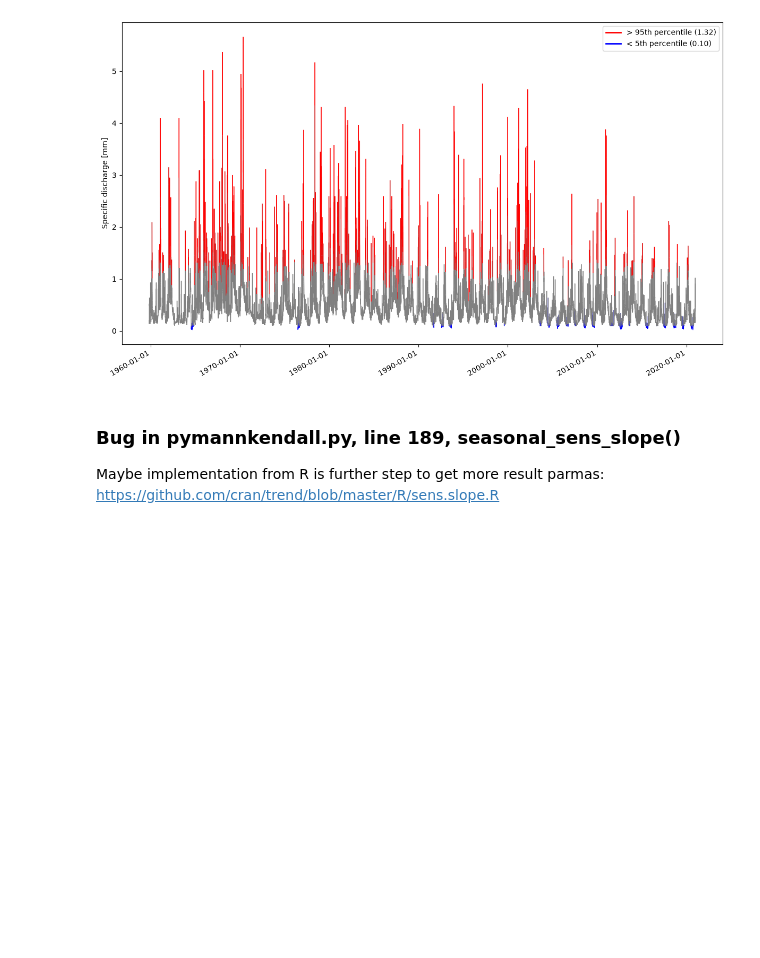
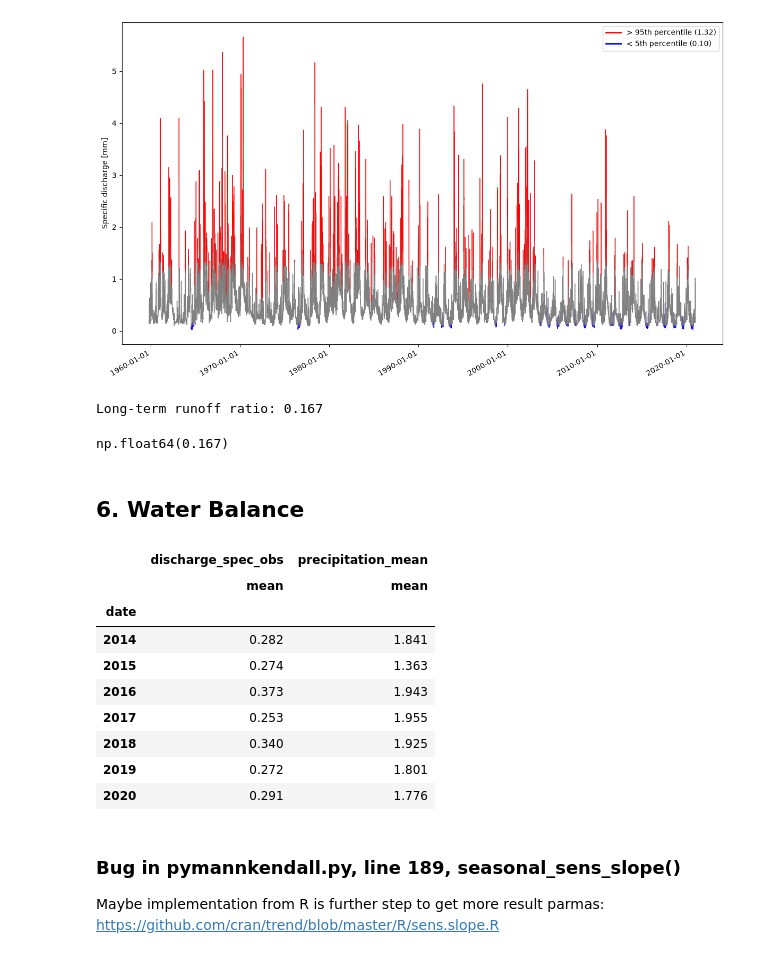
Before and after one commit to danielsehr/ACP4-Seminar, a Jupyter notebook: src/ACP4/main.ipynb, the cells around one changed output. Drawn from its saved outputs; the diff is of its cells as text; code cells hidden in the pictures; blank space fills up the shorter version.

```diff
--- a/src/ACP4/main.ipynb
+++ b/src/ACP4/main.ipynb
@@ -386,6 +383,45 @@ for key, df in annually_discharge_agg.items():
 plot_high_low_percentile_flows(df=df_discharge['discharge_spec_obs'])
 # %% [output]
 [figure]
+# %%
+# 5.7. Calculate the long-term runoff coefficient for your catchment (...).
+calc_longterm_runoff_coeff(
+    discharge=data.discharge["discharge_spec_obs"],
+    precipitation=data.camel["precipitation_mean"]
+)
+# %% [output]
+Long-term runoff ratio: 0.167
+np.float64(0.167)
+# %% [markdown]
+## 6. Water Balance
+# %%
+# P = AET + Q
+df = pd.concat(
+    objs=[
+        data.discharge["discharge_spec_obs"],
+        data.camel["precipitation_mean"]
+    ],
+    axis=1,
+    join="inner"
+)
+
+(
+    df
+    .groupby(df.index.year)
+    .agg(func=["mean"])
+    .round(3)
+ )
+# %% [output]
+|  | discharge_spec_obs | precipitation_mean |
+|  | mean | mean |
+| date |  |  |
+| 2014 | 0.282 | 1.841 |
+| 2015 | 0.274 | 1.363 |
+| 2016 | 0.373 | 1.943 |
+| 2017 | 0.253 | 1.955 |
+| 2018 | 0.340 | 1.925 |
+| 2019 | 0.272 | 1.801 |
+| 2020 | 0.291 | 1.776 |
 # %% [markdown]
 ### Bug in pymannkendall.py, line 189, seasonal_sens_slope()
 
```
Also changed, not shown: parts of 4 cells of this notebook, 3 other files.
